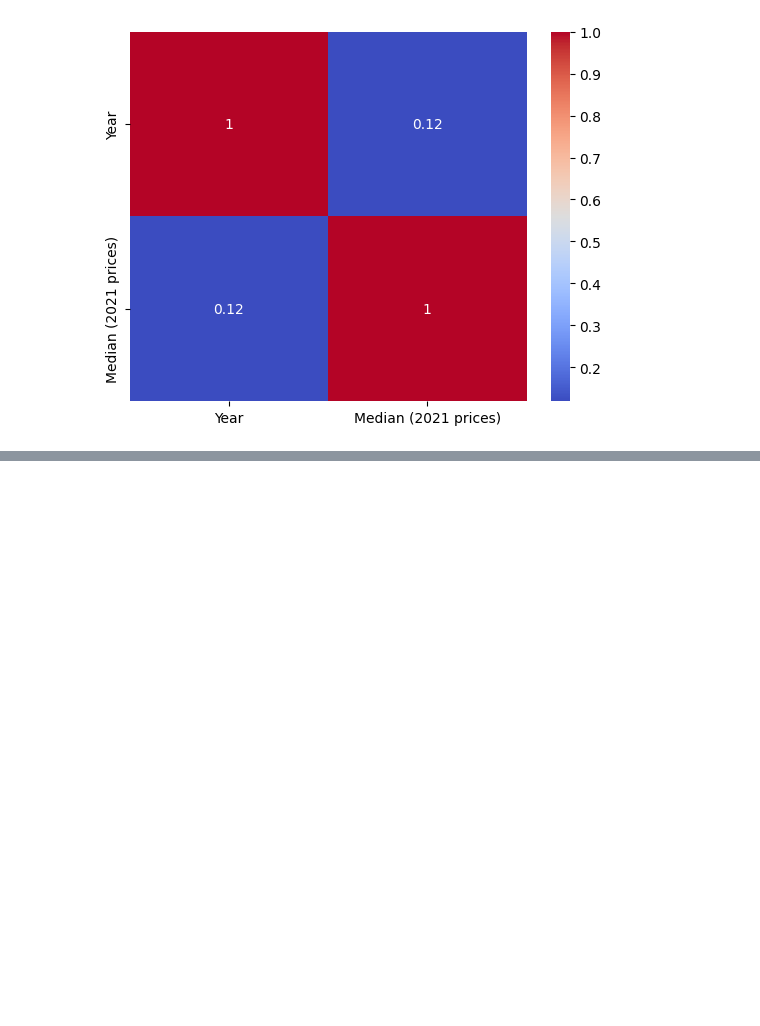
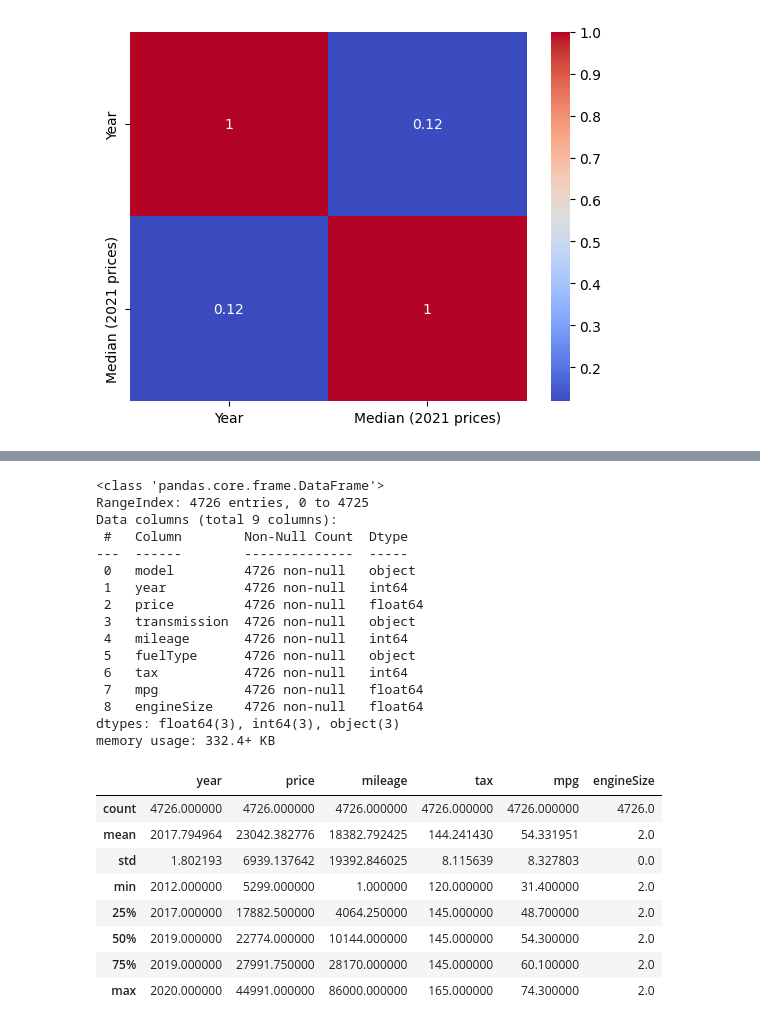
Before and after one commit to AnkanWork1/Training, a Jupyter notebook: WEEK 6/ml-project/notebooks/EDA.ipynb, the cells around one changed output, grey strips where cells are left out. Cells and saved outputs as stored; diff of their text form; code cells hidden in the pictures; blank space fills up the shorter version.

Commit message:
FEATURE ENGINEERING + FEATURE SELECTION

```diff
--- a/WEEK 6/ml-project/notebooks/EDA.ipynb
+++ b/WEEK 6/ml-project/notebooks/EDA.ipynb
@@ -37,0 +191,36 @@ sns.heatmap(numeric_df.corr(), annot=True, cmap="coolwarm")
+# %%
+processed_path = "../data/processed/bmw_final.csv"
+
+# Load the data
+df = pd.read_csv(processed_path)
+
+# Quick look
+df.head()
+df.info()
+df.describe()
+# %% [output]
+<class 'pandas.core.frame.DataFrame'>
+RangeIndex: 4726 entries, 0 to 4725
+Data columns (total 9 columns):
+ #   Column        Non-Null Count  Dtype
+---  ------        --------------  -----
+ 0   model         4726 non-null   object
+ 1   year          4726 non-null   int64
+ 2   price         4726 non-null   float64
+ 3   transmission  4726 non-null   object
+ 4   mileage       4726 non-null   int64
+ 5   fuelType      4726 non-null   object
+ 6   tax           4726 non-null   int64
+ 7   mpg           4726 non-null   float64
+ 8   engineSize    4726 non-null   float64
+dtypes: float64(3), int64(3), object(3)
+memory usage: 332.4+ KB
+|  | year | price | mileage | tax | mpg | engineSize |
+| count | 4726.000000 | 4726.000000 | 4726.000000 | 4726.000000 | 4726.000000 | 4726.0 |
+| mean | 2017.794964 | 23042.382776 | 18382.792425 | 144.241430 | 54.331951 | 2.0 |
+| std | 1.802193 | 6939.137642 | 19392.846025 | 8.115639 | 8.327803 | 0.0 |
+| min | 2012.000000 | 5299.000000 | 1.000000 | 120.000000 | 31.400000 | 2.0 |
+| 25% | 2017.000000 | 17882.500000 | 4064.250000 | 145.000000 | 48.700000 | 2.0 |
+| 50% | 2019.000000 | 22774.000000 | 10144.000000 | 145.000000 | 54.300000 | 2.0 |
+| 75% | 2019.000000 | 27991.750000 | 28170.000000 | 145.000000 | 60.100000 | 2.0 |
+| max | 2020.000000 | 44991.000000 | 86000.000000 | 165.000000 | 74.300000 | 2.0 |
```
Also changed, not shown: parts of 14 cells of this notebook, 11 other files.
